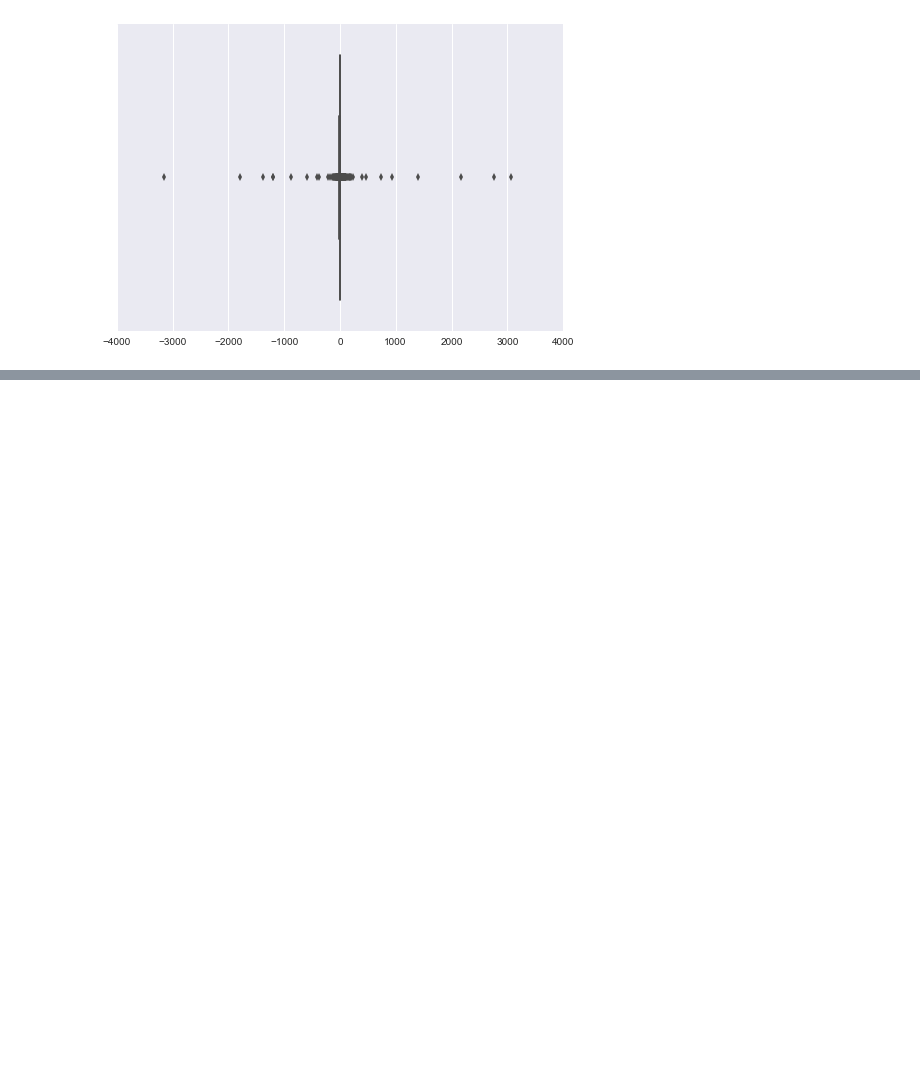
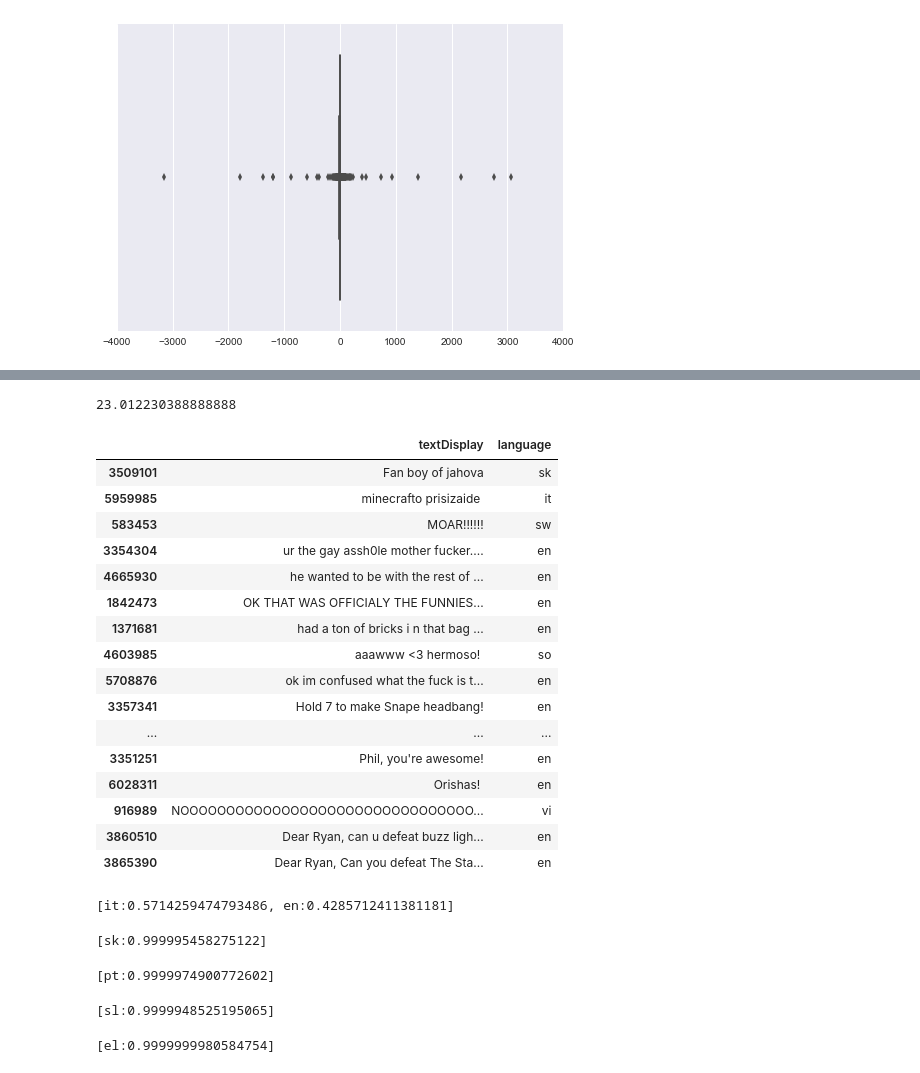
Before and after one commit to papapana/data_science, a Jupyter notebook: youtube_comedy_slam/notebooks/Youtube Data Exploration.ipynb, the cells around one changed output, grey strips where cells are left out. Cells and saved outputs as stored; diff of their text form; code cells hidden in the pictures; blank space fills up the shorter version.

```diff
--- a/youtube_comedy_slam/notebooks/Youtube Data Exploration.ipynb
+++ b/youtube_comedy_slam/notebooks/Youtube Data Exploration.ipynb
@@ -358,0 +411,3 @@ data.head(10)
+# %%
+%%time
+dat['language'] = [detect_language(x) for x in dat.textDisplay]
@@ -358,0 +417,44 @@ data.head(10)
+# %%
+((len(data) * (374/30))/1000)/3600
+# %% [output]
+23.012230388888888
+# %%
+dat[['textDisplay', 'language']]
+# %% [output]
+|  | textDisplay | language |
+| 3509101 | Fan boy of jahova﻿ | sk |
+| 5959985 | minecrafto prisizaide ﻿ | it |
+| 583453 | MOAR!!!!!!﻿ | sw |
+| 3354304 | ur the gay assh0le mother fucker.... | en |
+| 4665930 | he wanted to be with the rest of ... | en |
+| 1842473 | OK THAT WAS OFFICIALY THE FUNNIES... | en |
+| 1371681 | had a ton of bricks i n that bag ... | en |
+| 4603985 | aaawww <3 hermoso! ﻿ | so |
+| 5708876 | ok im confused what the fuck is t... | en |
+| 3357341 | Hold 7 to make Snape headbang!﻿ | en |
+| ... | ... | ... |
+| 3351251 | Phil, you're awesome!﻿ | en |
+| 6028311 | Orishas! ﻿ | en |
+| 916989 | NOOOOOOOOOOOOOOOOOOOOOOOOOOOOOOOO... | vi |
+| 3860510 | Dear Ryan, can u defeat buzz ligh... | en |
+| 3865390 | Dear Ryan, Can you defeat The Sta... | en |
+# %%
+detect_langs('so much talent')
+# %% [output]
+[it:0.5714259474793486, en:0.4285712411381181]
+# %%
+detect_langs('assustou o gorducho medroso! kkkkk﻿	')
+# %% [output]
+[sk:0.999995458275122]
+# %%
+detect_langs('	A revelação')
+# %% [output]
+[pt:0.9999974900772602]
+# %%
+detect_langs('jajajajaja')
+# %% [output]
+[sl:0.9999948525195065]
+# %%
+detect_langs('τι λέει;')
+# %% [output]
+[el:0.9999999980584754]
```
Also changed, not shown: parts of 15 cells of this notebook, 2 other files.
